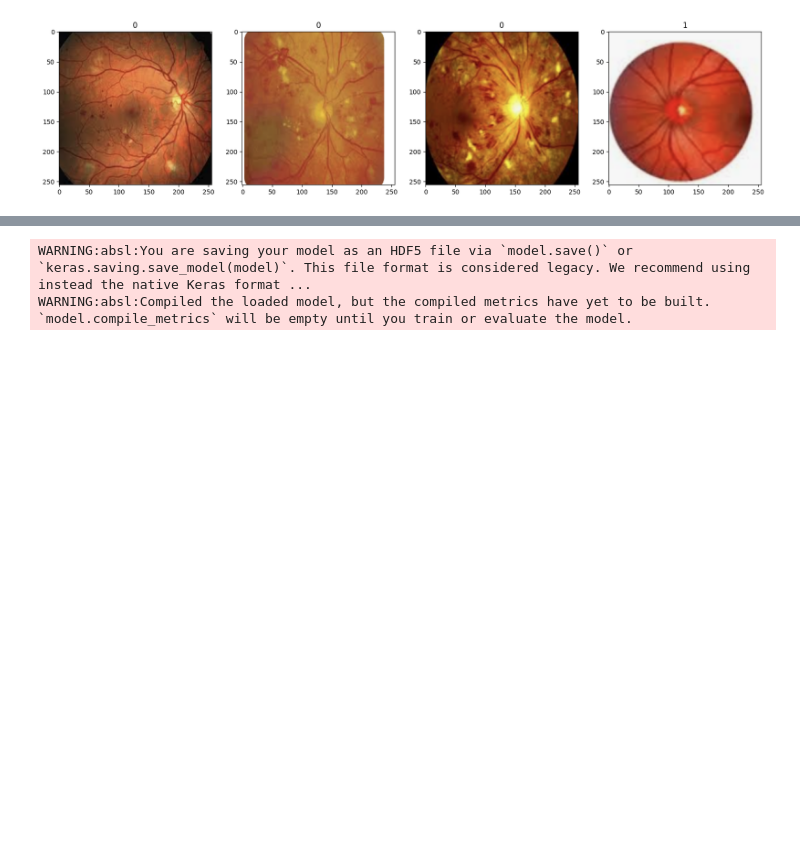
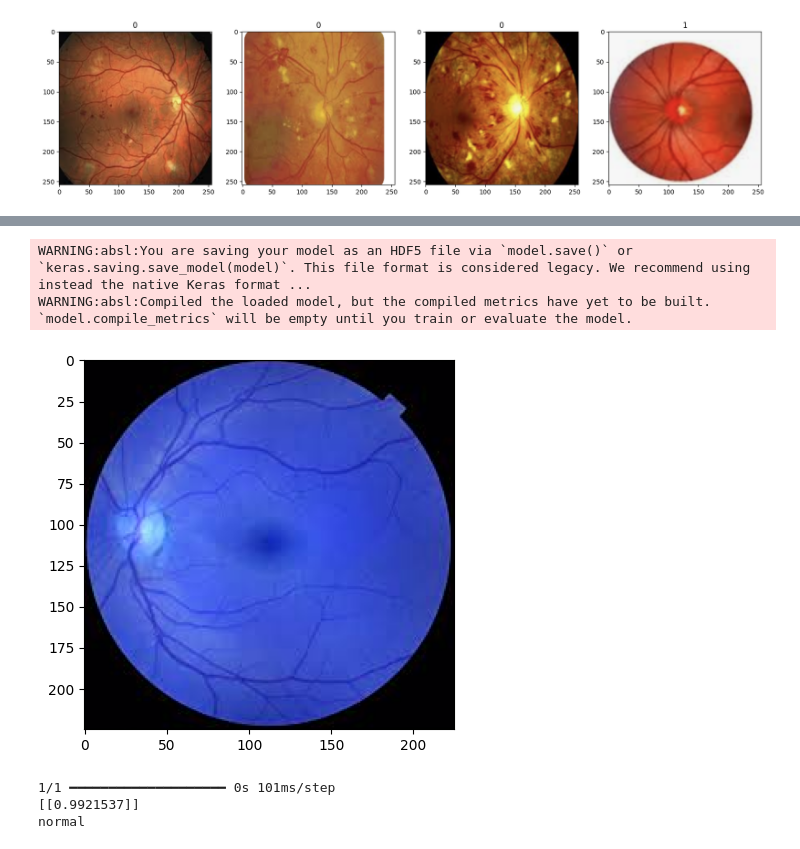
Before and after one commit to pritika2008/-newtonsCradle, a Jupyter notebook: ImageClass.ipynb, the cells around one changed output, grey strips where cells are left out. Cells and saved outputs as stored; diff of their text form; code cells hidden in the pictures; blank space fills up the shorter version.

```diff
--- a/ImageClass.ipynb
+++ b/ImageClass.ipynb
@@ -84,8 +86,26 @@ import cv2
 # %%
 from tensorflow.keras.models import load_model
 import numpy as np
 model.save(os.path.join('imageclassifier.h5'))
 new_model = load_model('imageclassifier.h5')
+
+def run (data_path):
+  img = cv2.imread(data_path)
+  plt.imshow(img)
+  plt.show()
+  resize = tf.image.resize(img, (256,256))
+  blah = model.predict(np.expand_dims(resize/255, 0))
+  print(blah)
+  if(blah < 0.5):
+    print("d")
+  else:
+    print("normal")
+
+run("/content/download copy.jpeg")
 # %% [output]
 WARNING:absl:You are saving your model as an HDF5 file via `model.save()` or `keras.saving.save_model(model)`. This file format is considered legacy. We recommend using instead the native Keras format ...
 WARNING:absl:Compiled the loaded model, but the compiled metrics have yet to be built. `model.compile_metrics` will be empty until you train or evaluate the model.
+[figure, added]
+1/1 ━━━━━━━━━━━━━━━━━━━━ 0s 101ms/step
+[[0.9921537]]
+normal
```
Also changed, not shown: parts of 2 cells of this notebook.
